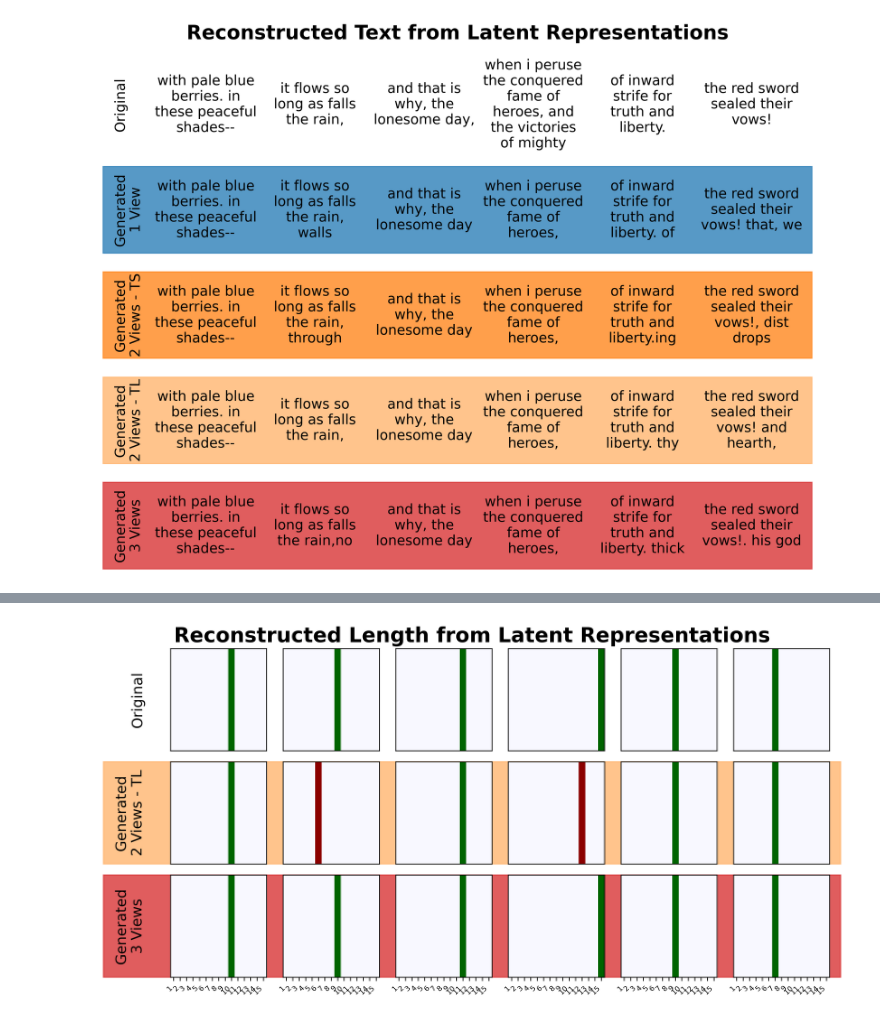
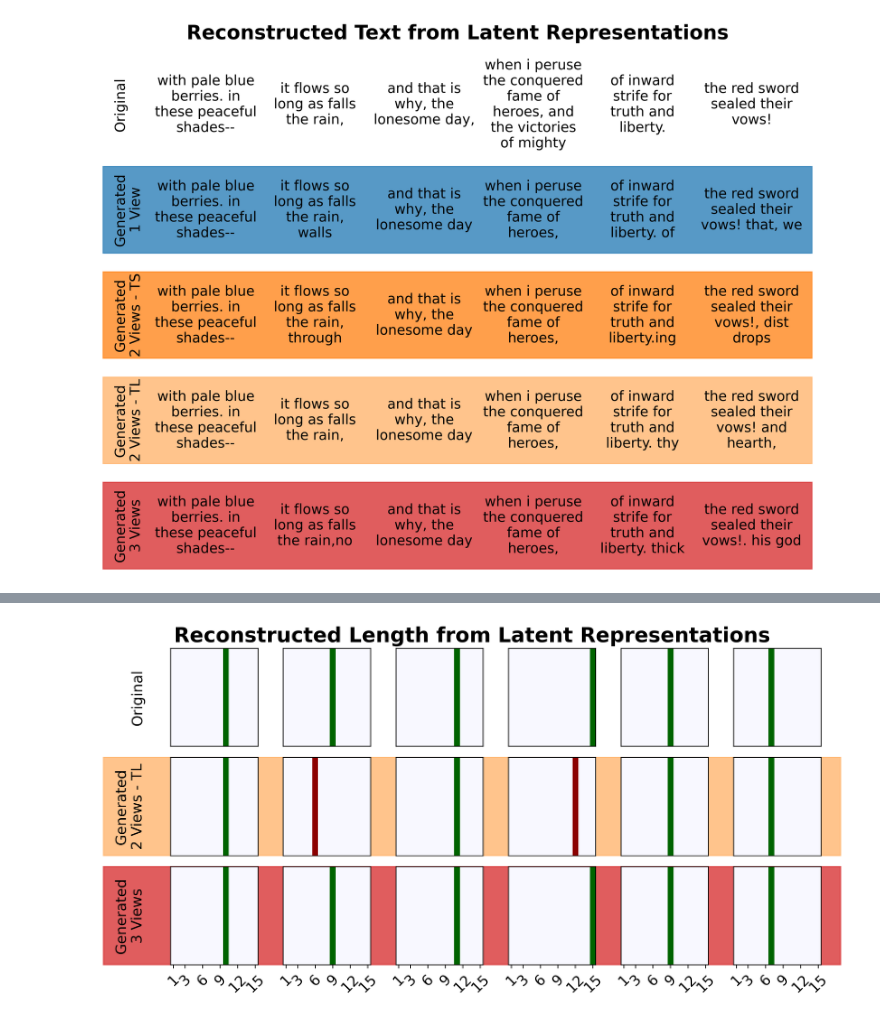
Before and after one commit to ClarysseArthur/VUB-MT-Development, a Jupyter notebook: Models/GenRKM-Poem/StatTest.ipynb, the cells around one changed output, grey strips where cells are left out. Cells and saved outputs as stored; diff of their text form; code cells hidden in the pictures.

```diff
--- a/Models/GenRKM-Poem/StatTest.ipynb
+++ b/Models/GenRKM-Poem/StatTest.ipynb
@@ -863,7 +863,7 @@ row_labels = [
     'Generated\n3 Views'
 ]
 
-sentiment_labels = ['Negative', 'Neutral', 'Positive', '']
+sentiment_labels = ['-', '±', '+', '']
 
 # Correct predictions stay green, wrong predictions become dark red
 cmap_correct = ListedColormap(['ghostwhite', 'darkgreen'])
@@ -921,9 +921,9 @@ for i in range(3):
             ax[i, j].set_xticks(np.arange(4))
             ax[i, j].set_xticklabels(
                 sentiment_labels,
-                fontsize=8,
-                rotation=45,
-                ha='right'
+                fontsize=14,
+                rotation=0,
+                ha='center'
             )
         else:
             ax[i, j].set_xticks([])
@@ -963,6 +963,6 @@ plt.suptitle(
     y=1.03
 )
 
-# plt.savefig('./img/reconstructed_sentiments_comparison.png', dpi=300, bbox_inches='tight')
+plt.savefig('./img/reconstructed_sentiments_comparison.png', dpi=300, bbox_inches='tight')
 plt.show()
 # %% [output]
@@ -1039,12 +1039,14 @@ for i in range(3):
         ax[i, j].set_yticks([])
 
         if i == 2:
-            ax[i, j].set_xticks(np.arange(15))
+            tick_positions = [0, 2, 5, 8, 11, 14]
+
+            ax[i, j].set_xticks(tick_positions)
             ax[i, j].set_xticklabels(
-                length_labels,
-                fontsize=7,
+                [length_labels[k] for k in tick_positions],
+                fontsize=14,
                 rotation=45,
-                ha='right'
+                ha='center'
             )
         else:
             ax[i, j].set_xticks([])
@@ -1059,32 +1061,32 @@ for i in range(3):
 
 plt.tight_layout()
 
 for i, color in enumerate(row_colors):
     if color is not None:
         row_pos = ax[i, 0].get_position()
         y0 = row_pos.y0
         height = row_pos.height
 
         fig.patches.append(
             Rectangle(
                 (0, y0),
                 1,
                 height,
                 transform=fig.transFigure,
                 color=color,
                 alpha=0.75,
                 zorder=-1
             )
         )
 
 plt.suptitle(
     'Reconstructed Length from Latent Representations',
     fontsize=20,
     fontweight='bold',
     y=1.03
 )
 
-# plt.savefig('./img/reconstructed_length_comparison.png', dpi=300, bbox_inches='tight')
+plt.savefig('./img/reconstructed_length_comparison.png', dpi=300, bbox_inches='tight')
 plt.show()
 # %% [output]
-[figure, old version]
+[figure, new version]
```
Also changed, not shown: parts of 6 cells of this notebook, 7 other files.
